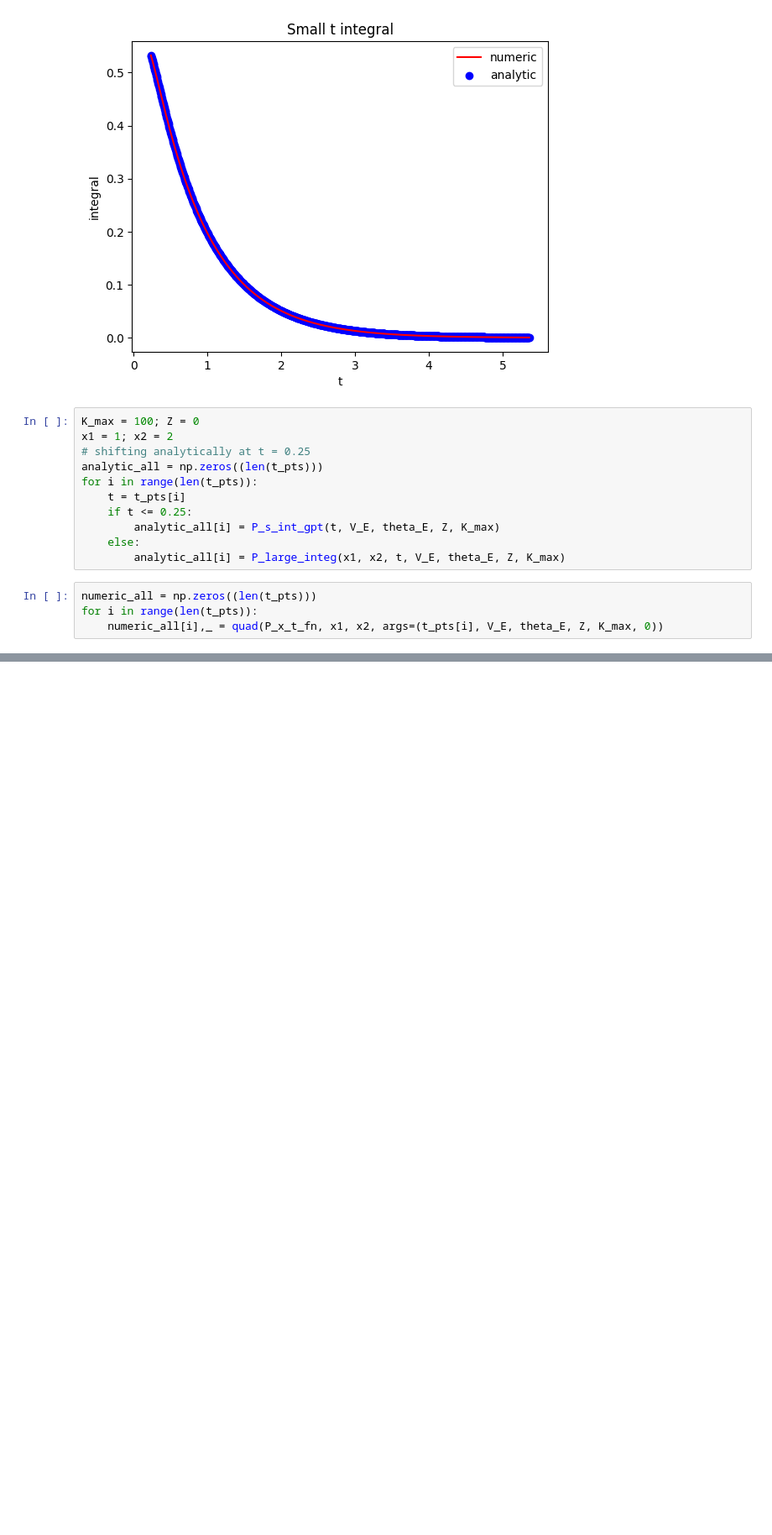
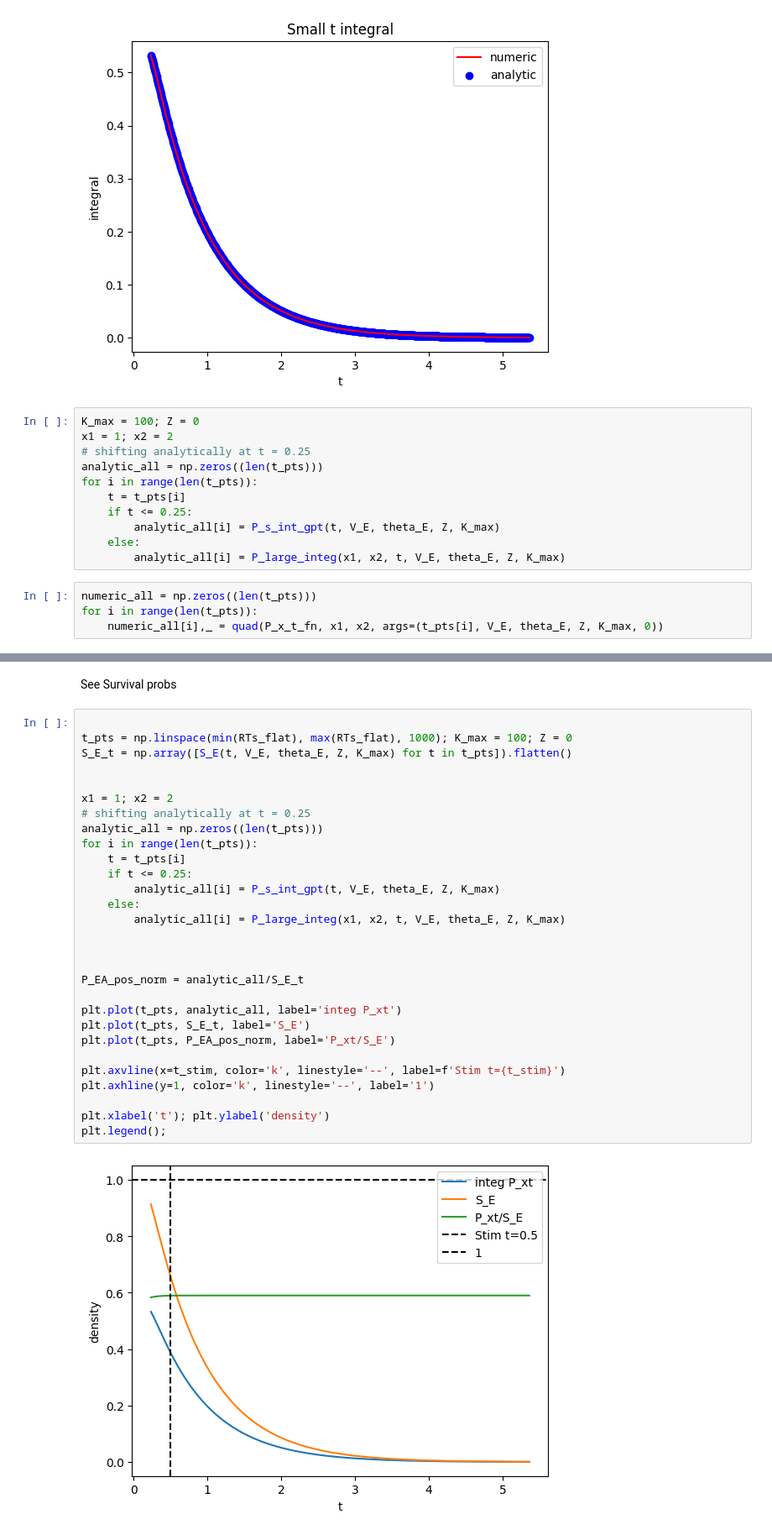
Before and after one commit to rakaar/ddm_codes, a Jupyter notebook: action_init_ddm/fitting_sim_data.ipynb, the cells around one changed output, grey strips where cells are left out. Shown at 84% size. Saved outputs shown, nothing was run; the diff lists cells and outputs as text; blank space fills up the shorter version.

```diff
--- a/action_init_ddm/fitting_sim_data.ipynb
+++ b/action_init_ddm/fitting_sim_data.ipynb
@@ -555,3 +534,36 @@ plt.scatter(t_pts, numeric_all, label='numeric', color='blue')
 plt.xlabel('t'); plt.ylabel('integ'); plt.title('Integ of all'); plt.legend();
 # %% [output]
 [figure]
+# %% [markdown]
+See Survival probs
+# %%
+
+t_pts = np.linspace(min(RTs_flat), max(RTs_flat), 1000); K_max = 100; Z = 0
+S_E_t = np.array([S_E(t, V_E, theta_E, Z, K_max) for t in t_pts]).flatten()
+
+
+x1 = 1; x2 = 2
+# shifting analytically at t = 0.25
+analytic_all = np.zeros((len(t_pts)))
+for i in range(len(t_pts)):
+    t = t_pts[i]
+    if t <= 0.25:
+        analytic_all[i] = P_s_int_gpt(t, V_E, theta_E, Z, K_max)
+    else:
+        analytic_all[i] = P_large_integ(x1, x2, t, V_E, theta_E, Z, K_max)
+
+
+
+P_EA_pos_norm = analytic_all/S_E_t
+
+plt.plot(t_pts, analytic_all, label='integ P_xt')
+plt.plot(t_pts, S_E_t, label='S_E')
+plt.plot(t_pts, P_EA_pos_norm, label='P_xt/S_E')
+
+plt.axvline(x=t_stim, color='k', linestyle='--', label=f'Stim t={t_stim}')
+plt.axhline(y=1, color='k', linestyle='--', label='1')
+
+plt.xlabel('t'); plt.ylabel('density')
+plt.legend();
+# %% [output]
+[figure, added]
```
Also changed, not shown: parts of 8 cells of this notebook.
